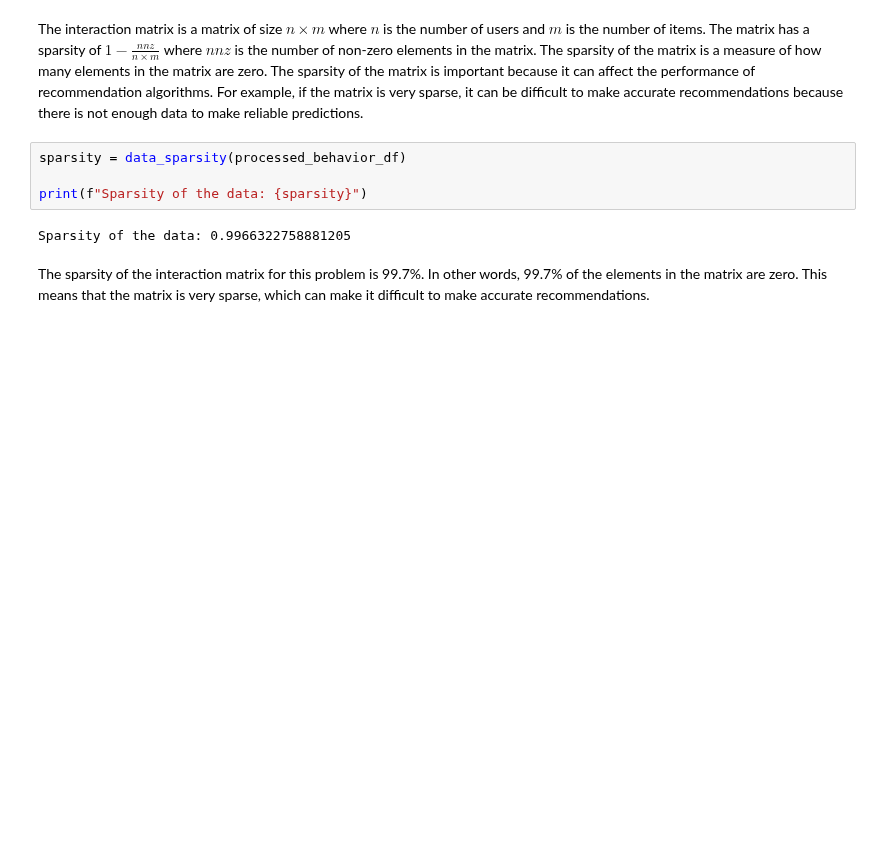
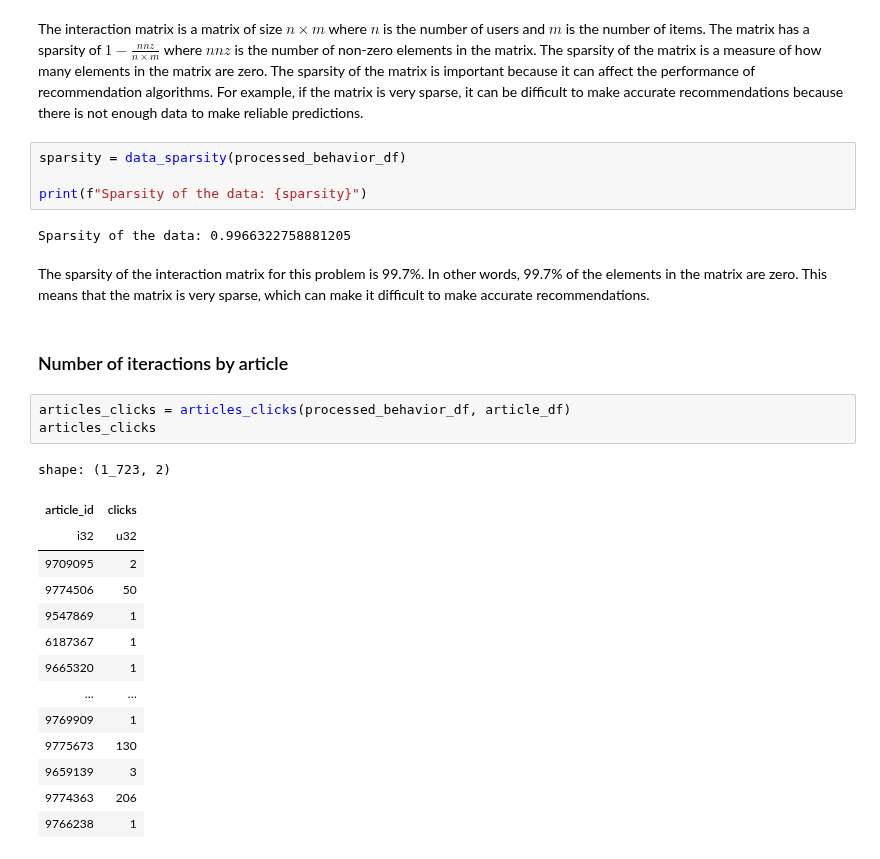
Before and after one commit to PedroPCardonaA/TDT4215_recommender_system, a Jupyter notebook: recommender_system/data_anaysis/exploratory_data_anaysis.ipynb, the cells around one changed output. Saved outputs shown, nothing was run; the diff lists cells and outputs as text; blank space fills up the shorter version.

```diff
--- a/recommender_system/data_anaysis/exploratory_data_anaysis.ipynb
+++ b/recommender_system/data_anaysis/exploratory_data_anaysis.ipynb
@@ -256,3 +256,23 @@ print(f"Sparsity of the data: {sparsity}")
 Sparsity of the data: 0.9966322758881205
 # %% [markdown]
 The sparsity of the interaction matrix for this problem is 99.7%. In other words, 99.7% of the elements in the matrix are zero. This means that the matrix is very sparse, which can make it difficult to make accurate recommendations.
+# %% [markdown]
+### Number of iteractions by article
+# %%
+articles_clicks = articles_clicks(processed_behavior_df, article_df)
+articles_clicks
+# %% [output]
+shape: (1_723, 2)
+| article_id | clicks |
+| i32 | u32 |
+| 9709095 | 2 |
+| 9774506 | 50 |
+| 9547869 | 1 |
+| 6187367 | 1 |
+| 9665320 | 1 |
+| … | … |
+| 9769909 | 1 |
+| 9775673 | 130 |
+| 9659139 | 3 |
+| 9774363 | 206 |
+| 9766238 | 1 |
```
Also changed, not shown: parts of 3 cells of this notebook, 2 other files.
